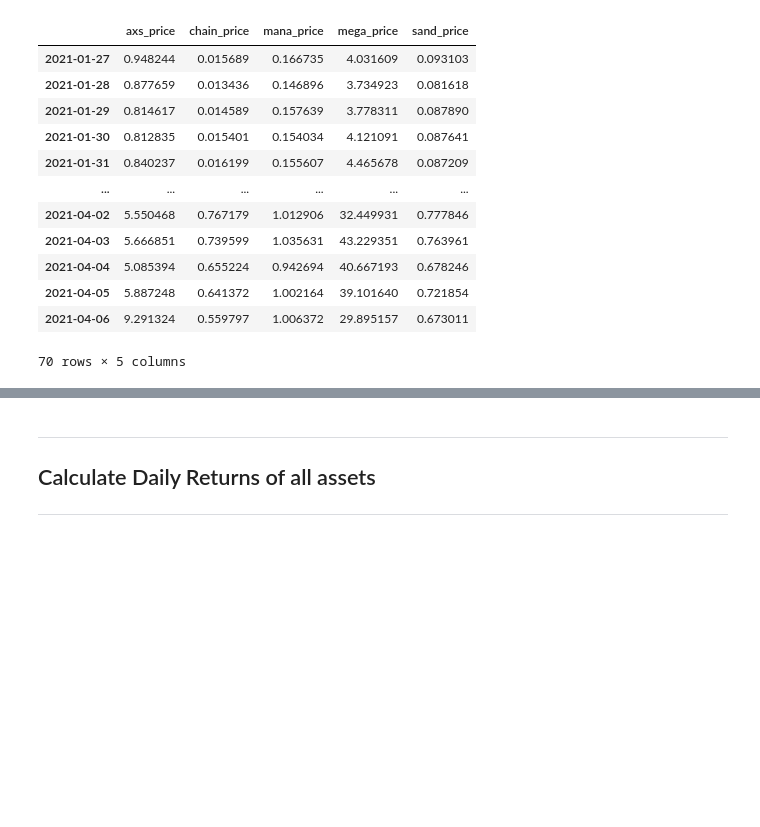
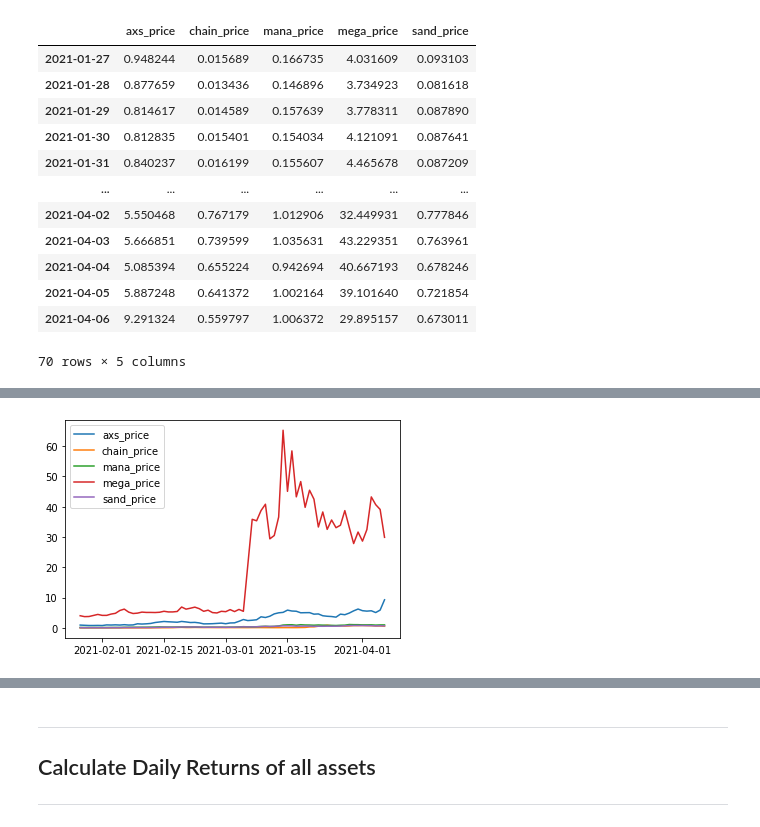
Before and after one commit to Hash3rown/nfty_tree.io, a Jupyter notebook: sandbox/kelso_gaming_NFT_portfolio_analysis.ipynb, the cells around one changed output, grey strips where cells are left out. Saved outputs shown, nothing was run; the diff lists cells and outputs as text; code cells hidden in the pictures; blank space fills up the shorter version.

Commit message:
made a couple changes, added scale to price performance of gaming NFTS

```diff
--- a/sandbox/kelso_gaming_NFT_portfolio_analysis.ipynb
+++ b/sandbox/kelso_gaming_NFT_portfolio_analysis.ipynb
@@ -188,0 +218,4 @@ gaming_portfolio_prices_df
+# %%
+gaming_portfolio_prices_df.plot();
+# %% [output]
+[figure, added]
```
Also changed, not shown: parts of 11 cells of this notebook.
